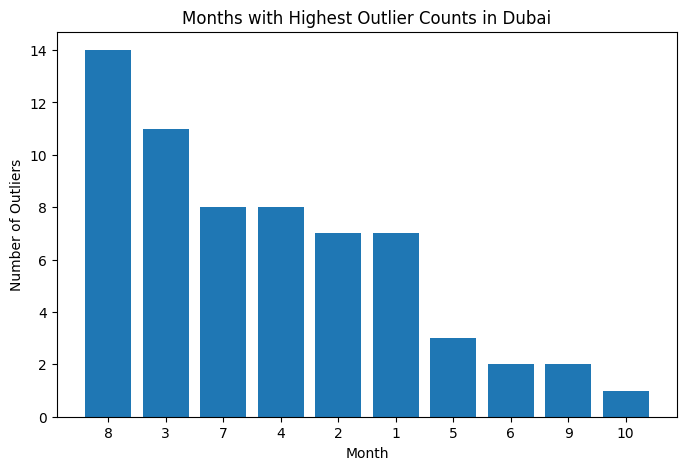
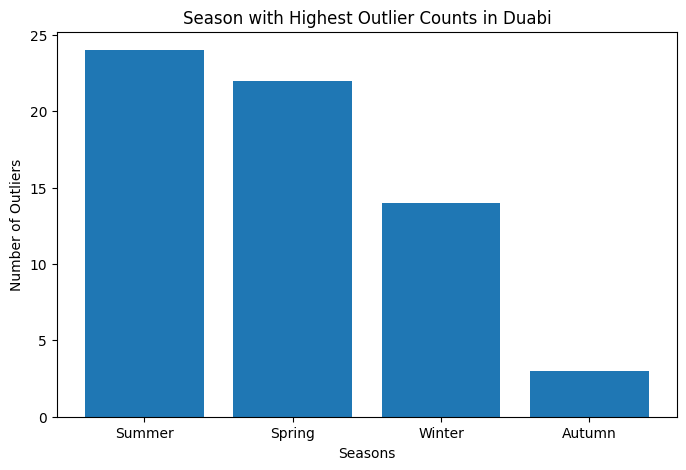
The change to this notebook cell's code, shown as a diff; its figure went from the first image to the second:
--- before
+++ after
@@ -1,13 +1,10 @@
-outlier_rows["Date"] = pd.to_datetime(outlier_rows["Date"])
-
-monthly_outliers = outlier_rows["Date"].dt.month.value_counts().sort_values(ascending=False)
+season_outliers = outlier_rows["Season"].value_counts().sort_values(ascending=False)
 
 plt.figure(figsize=(8,5))
-plt.bar(monthly_outliers.index.astype(str),
-        monthly_outliers.values)
+plt.bar(season_outliers.index.astype(str), season_outliers.values)
 
-plt.xlabel("Month")
+plt.xlabel("Seasons")
 plt.ylabel("Number of Outliers")
-plt.title("Months with Highest Outlier Counts in Dubai")
+plt.title("Season with Highest Outlier Counts in Duabi")
 
 plt.show()

Commit: Add outlier visualizations and insights for all cities